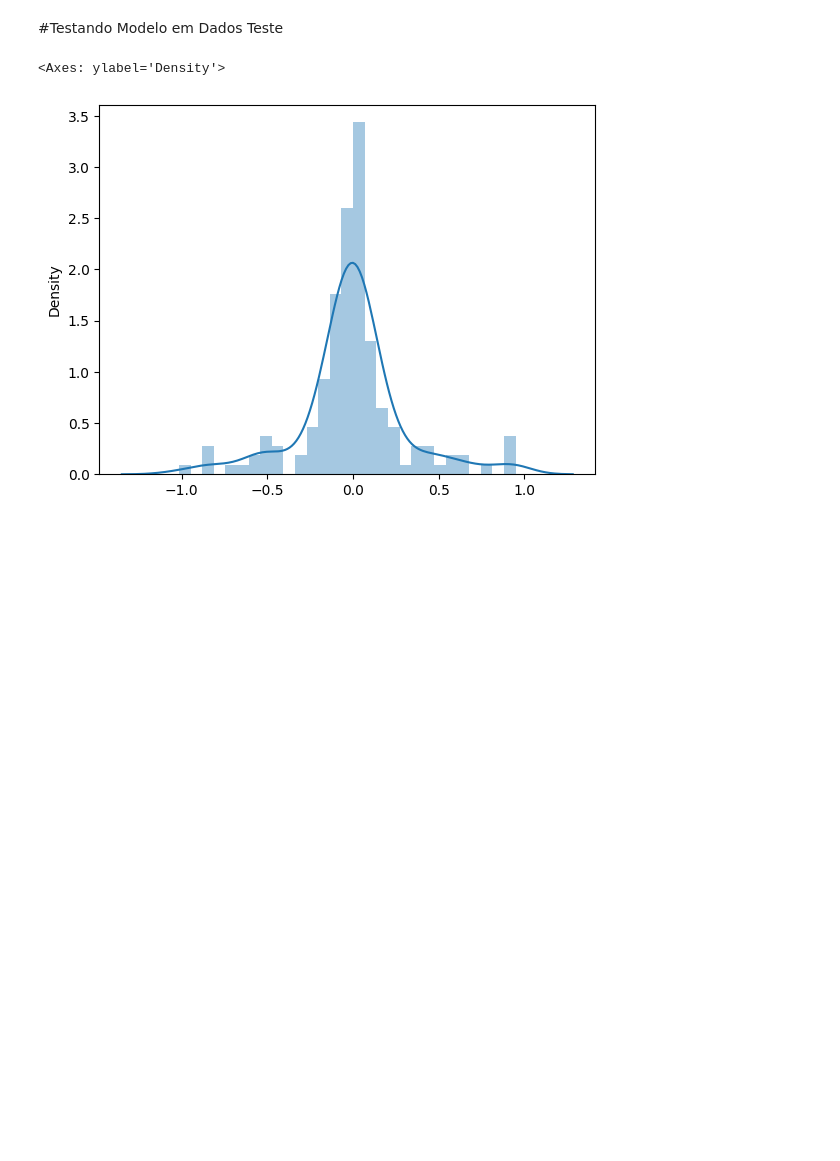
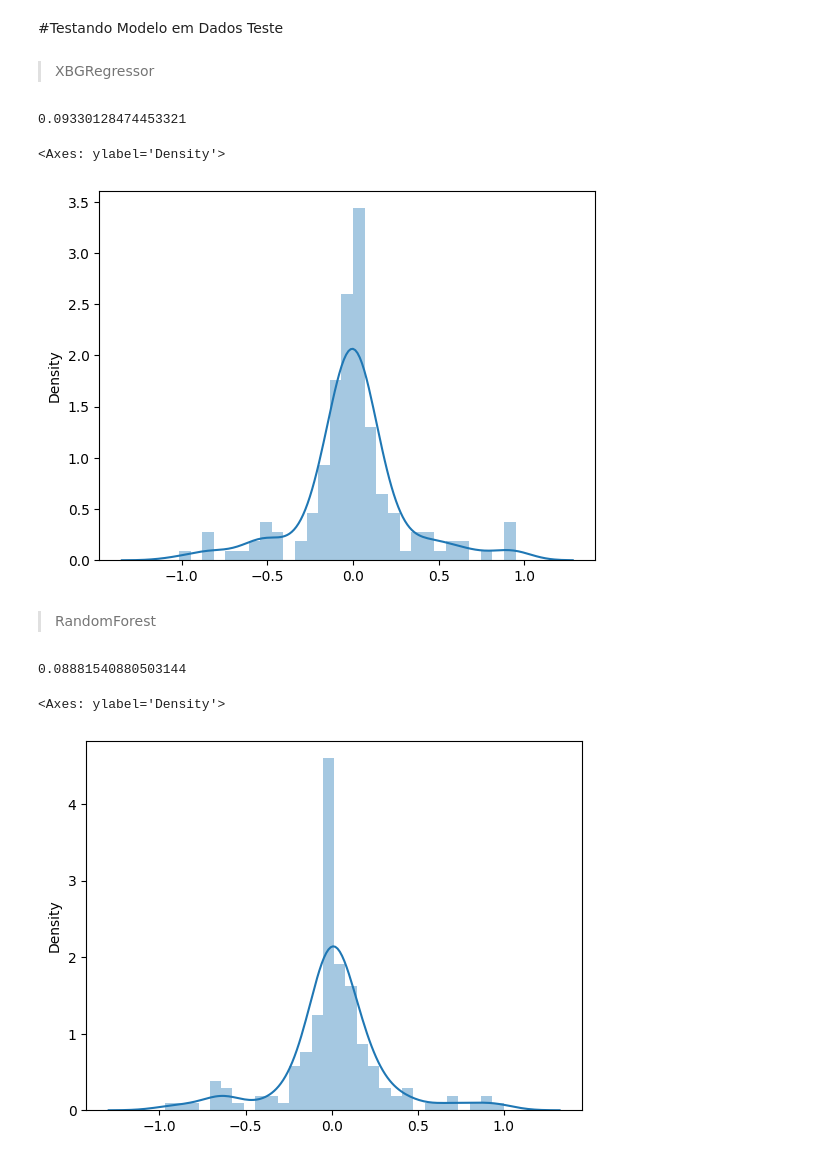
Before and after one commit to MmoniqueL/MVP----Machine-Learning, a Jupyter notebook: MVP_Machine_Learning_El_Niño_V2.ipynb, the cells around one changed output. Saved outputs shown, nothing was run; the diff lists cells and outputs as text; code cells hidden in the pictures; blank space fills up the shorter version.

```diff
--- a/MVP_Machine_Learning_El_Niño_V2.ipynb
+++ b/MVP_Machine_Learning_El_Niño_V2.ipynb
@@ -807,12 +807,32 @@ Melhor Conjunto de Hiperparâmetros:  {'max_features': 4, 'n_estimators': 98}
 Best score:  -0.0947842022815065
 # %% [markdown]
 #Testando Modelo em Dados Teste
+# %% [markdown]
+
+
+> XBGRegressor
 # %%
 model_xgb= XGBRegressor(learning_rate= 0.1, max_depth= 3, subsample= 0.7)
 model_xgb.fit(X_train, y_train)
 predict_xgb = model_xgb.predict(X_test)
-
+print(mean_squared_error(y_test, predict_xgb))
 sns.distplot(y_test-predict_xgb)
 # %% [output]
-<Axes: ylabel='Density'>
+0.09330128474453321
+<Axes: ylabel='Density'>
 [figure]
+# %% [markdown]
+
+
+> RandomForest
+# %%
+model_rfor= RandomForestRegressor(bootstrap= False, max_features= 4, n_estimators= 200)
+model_rfor.fit(X_train, y_train)
+predict_rfor = model_rfor.predict(X_test)
+
+print(mean_squared_error(y_test, predict_rfor))
+sns.distplot(y_test-predict_rfor)
+# %% [output]
+0.08881540880503144
+<Axes: ylabel='Density'>
+[figure, added]
```
Also changed, not shown: parts of 3 cells of this notebook.
